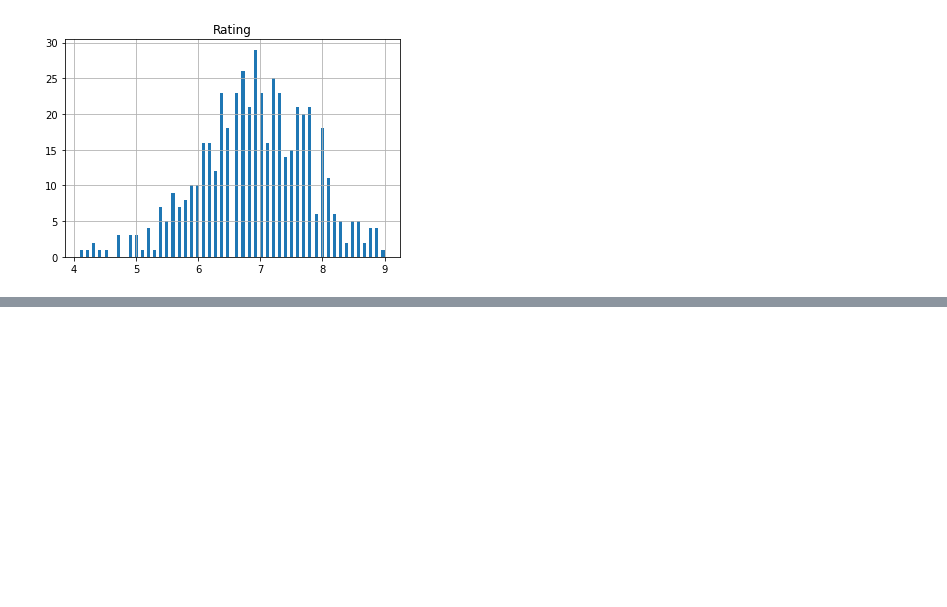
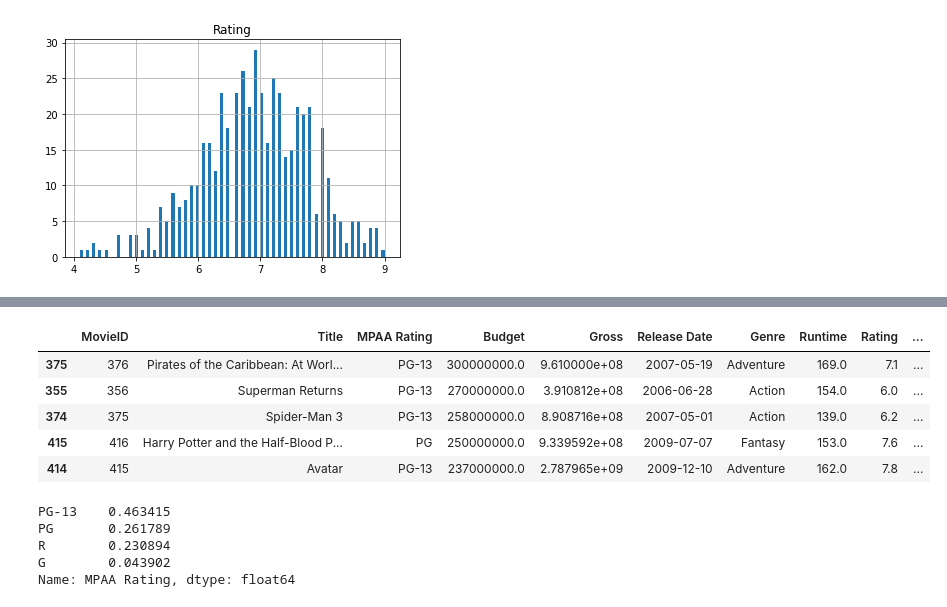
Before and after one commit to killianmeehan/Pandas, a Jupyter notebook: Exercises.ipynb, the cells around one changed output, grey strips where cells are left out. Cells and saved outputs as stored; diff of their text form; code cells hidden in the pictures; blank space fills up the shorter version.

```diff
--- a/Exercises.ipynb
+++ b/Exercises.ipynb
@@ -167,0 +253,20 @@ Genres = pd.Series(df)
+# %%
+#top 5 expensive movies produced after 2000 (measured by Budget)
+df.loc[(df['Release Date'].str.contains('200'))].nlargest(5,'Budget')
+# %% [output]
+|  | MovieID | Title | MPAA Rating | Budget | Gross | Release Date | Genre | Runtime | Rating | ... |
+| 375 | 376 | Pirates of the Caribbean: At Worl... | PG-13 | 300000000.0 | 9.610000e+08 | 2007-05-19 | Adventure | 169.0 | 7.1 | ... |
+| 355 | 356 | Superman Returns | PG-13 | 270000000.0 | 3.910812e+08 | 2006-06-28 | Action | 154.0 | 6.0 | ... |
+| 374 | 375 | Spider-Man 3 | PG-13 | 258000000.0 | 8.908716e+08 | 2007-05-01 | Action | 139.0 | 6.2 | ... |
+| 415 | 416 | Harry Potter and the Half-Blood P... | PG | 250000000.0 | 9.339592e+08 | 2009-07-07 | Fantasy | 153.0 | 7.6 | ... |
+| 414 | 415 | Avatar | PG-13 | 237000000.0 | 2.787965e+09 | 2009-12-10 | Adventure | 162.0 | 7.8 | ... |
+# %%
+#most & least frequent MPAA Rating in the dataset in terms of occurences
+df['MPAA Rating'].value_counts(normalize=True)
+#groupby and .size() could also be used for actual number of occurences instead of relative frequency.
+# %% [output]
+PG-13    0.463415
+PG       0.261789
+R        0.230894
+G        0.043902
+Name: MPAA Rating, dtype: float64
```
Also changed, not shown: parts of 17 cells of this notebook, 1 other file.
